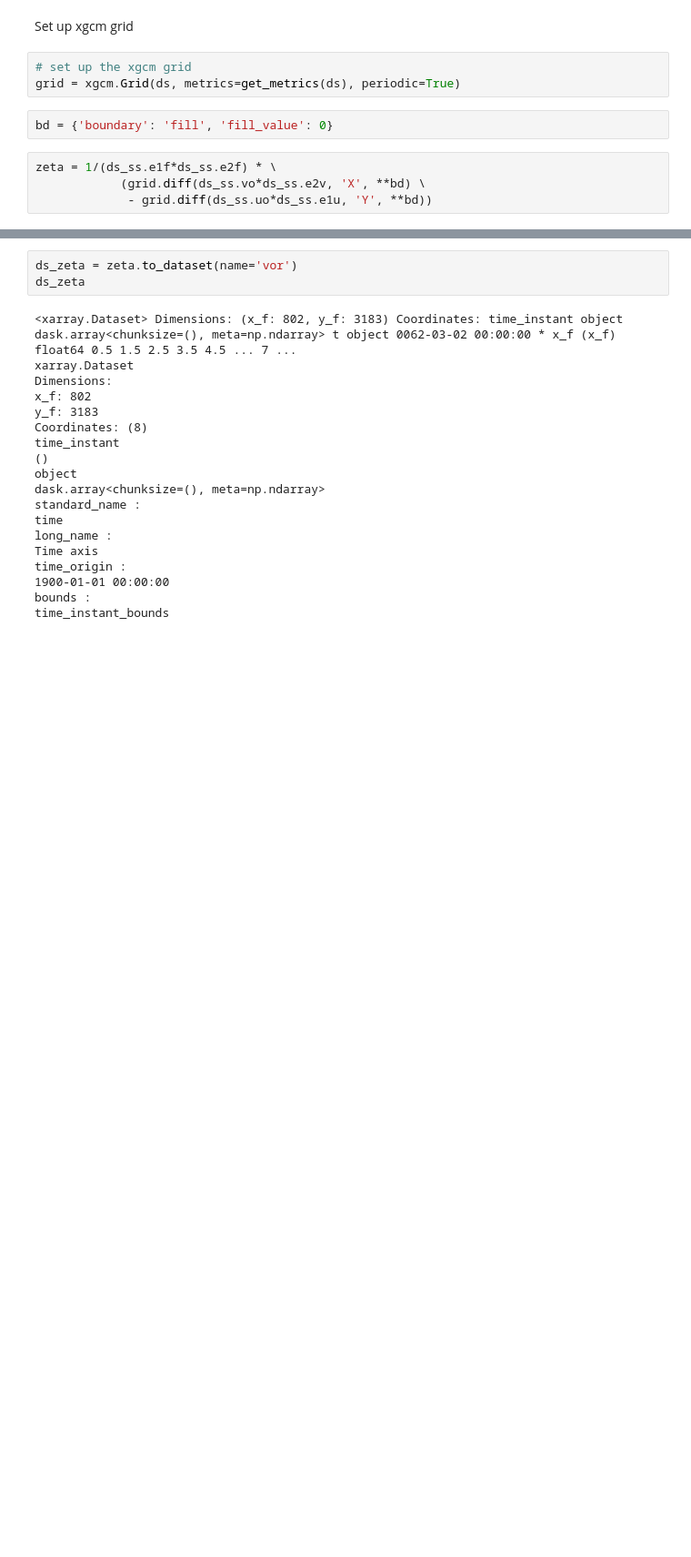
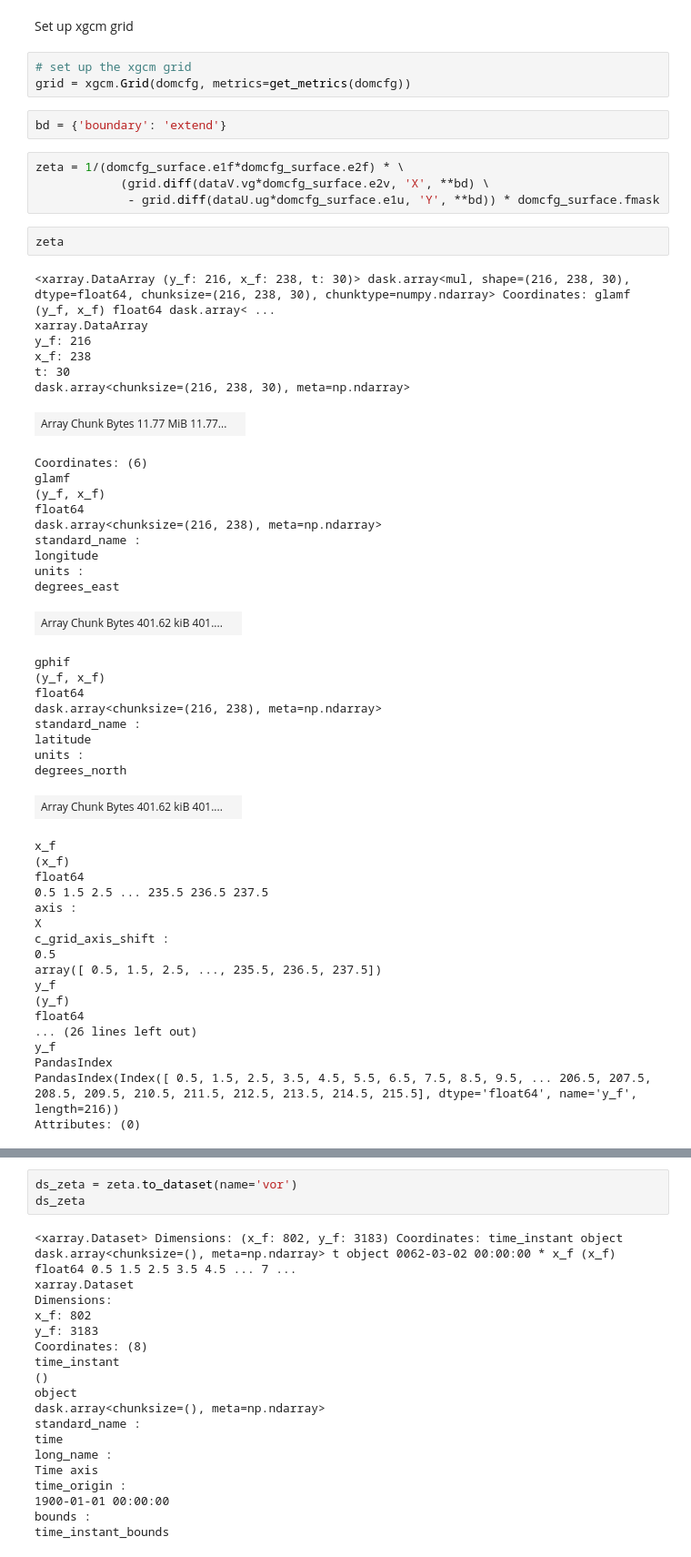
Before and after one commit to thomaswilder/ai4pex-machine-learning, a Jupyter notebook: physics/compute_relative_vorticity.ipynb, the cells around one changed output, grey strips where cells are left out. Shown at 91% size. Cells and saved outputs as stored; diff of their text form; blank space fills up the shorter version.

```diff
--- a/physics/compute_relative_vorticity.ipynb
+++ b/physics/compute_relative_vorticity.ipynb
@@ -64,11 +86,57 @@ Coordinates: (12/20)
 Set up xgcm grid
 # %%
 # set up the xgcm grid
-grid = xgcm.Grid(ds, metrics=get_metrics(ds), periodic=True)
+grid = xgcm.Grid(domcfg, metrics=get_metrics(domcfg))
 # %%
-bd = {'boundary': 'fill', 'fill_value': 0}
+bd = {'boundary': 'extend'}
 # %%
-zeta = 1/(ds_ss.e1f*ds_ss.e2f) * \
-            (grid.diff(ds_ss.vo*ds_ss.e2v, 'X', **bd) \
-             - grid.diff(ds_ss.uo*ds_ss.e1u, 'Y', **bd))
+zeta = 1/(domcfg_surface.e1f*domcfg_surface.e2f) * \
+            (grid.diff(dataV.vg*domcfg_surface.e2v, 'X', **bd) \
+             - grid.diff(dataU.ug*domcfg_surface.e1u, 'Y', **bd)) * domcfg_surface.fmask
+# %%
+zeta
+# %% [output]
+<xarray.DataArray (y_f: 216, x_f: 238, t: 30)> dask.array<mul, shape=(216, 238, 30), dtype=float64, chunksize=(216, 238, 30), chunktype=numpy.ndarray> Coordinates: glamf (y_f, x_f) float64 dask.array< ...
+xarray.DataArray
+y_f: 216
+x_f: 238
+t: 30
+dask.array<chunksize=(216, 238, 30), meta=np.ndarray>
+| Array Chunk Bytes 11.77 MiB 11.77... |  |
+Coordinates: (6)
+glamf
+(y_f, x_f)
+float64
+dask.array<chunksize=(216, 238), meta=np.ndarray>
+standard_name :
+longitude
+units :
+degrees_east
+| Array Chunk Bytes 401.62 kiB 401.... |  |
+gphif
+(y_f, x_f)
+float64
+dask.array<chunksize=(216, 238), meta=np.ndarray>
+standard_name :
+latitude
+units :
+degrees_north
+| Array Chunk Bytes 401.62 kiB 401.... |  |
+x_f
+(x_f)
+float64
+0.5 1.5 2.5 ... 235.5 236.5 237.5
+axis :
+X
+c_grid_axis_shift :
+0.5
+array([ 0.5, 1.5, 2.5, ..., 235.5, 236.5, 237.5])
+y_f
+(y_f)
+float64
+... (26 lines left out)
+y_f
+PandasIndex
+PandasIndex(Index([ 0.5, 1.5, 2.5, 3.5, 4.5, 5.5, 6.5, 7.5, 8.5, 9.5, ... 206.5, 207.5, 208.5, 209.5, 210.5, 211.5, 212.5, 213.5, 214.5, 215.5], dtype='float64', name='y_f', length=216))
+Attributes: (0)
 # %%
```
Also changed, not shown: parts of 10 cells of this notebook, 1 other file.
